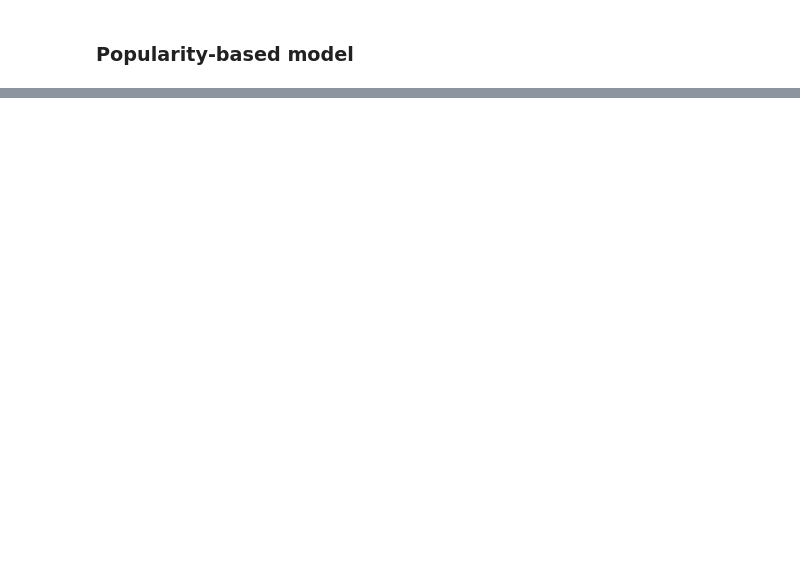
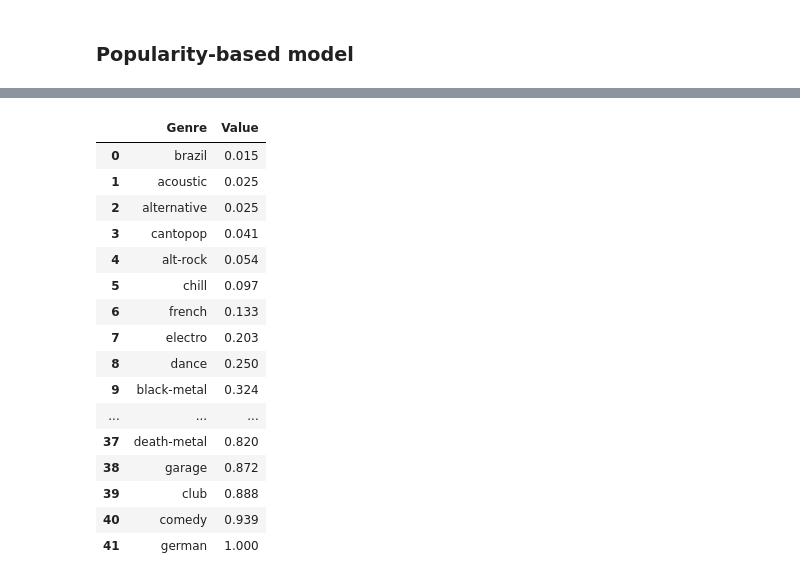
Before and after one commit to Mgczacki/IDS_Capstone, a Jupyter notebook: Q10_final.ipynb, the cells around one changed output, grey strips where cells are left out. Cells and saved outputs as stored; diff of their text form; code cells hidden in the pictures; blank space fills up the shorter version.

```diff
--- a/Q10_final.ipynb
+++ b/Q10_final.ipynb
@@ -606,0 +532,36 @@ np.median(pop_average_precisions)
+# %%
+import pandas as pd
+
+# Data provided
+data = {
+    "Genre": ["brazil", "acoustic", "alternative", "cantopop", "alt-rock", "chill", "french", "electro", "dance",
+              "black-metal", "edm", "dub", "dancehall", "blues", "country", "breakbeat", "dubstep", "british",
+              "anime", "disco", "drum-and-bass", "disney", "electronic", "classical", "goth", "forro", "ambient",
+              "chicago-house", "funk", "folk", "children", "deep-house", "afrobeat", "bluegrass", "detroit-techno",
+              "gospel", "emo", "death-metal", "garage", "club", "comedy", "german"],
+    "Value": [0.015, 0.025, 0.025, 0.041, 0.054, 0.097, 0.133, 0.203, 0.250, 0.324, 0.328, 0.340, 0.356, 0.386,
+              0.391, 0.411, 0.429, 0.435, 0.499, 0.517, 0.568, 0.577, 0.583, 0.593, 0.610, 0.611, 0.622, 0.622,
+              0.668, 0.671, 0.678, 0.682, 0.690, 0.694, 0.769, 0.770, 0.807, 0.820, 0.872, 0.888, 0.939, 1.000]
+}
+
+# Creating a DataFrame
+df = pd.DataFrame(data)
+df
+# %% [output]
+|  | Genre | Value |
+| 0 | brazil | 0.015 |
+| 1 | acoustic | 0.025 |
+| 2 | alternative | 0.025 |
+| 3 | cantopop | 0.041 |
+| 4 | alt-rock | 0.054 |
+| 5 | chill | 0.097 |
+| 6 | french | 0.133 |
+| 7 | electro | 0.203 |
+| 8 | dance | 0.250 |
+| 9 | black-metal | 0.324 |
+| ... | ... | ... |
+| 37 | death-metal | 0.820 |
+| 38 | garage | 0.872 |
+| 39 | club | 0.888 |
+| 40 | comedy | 0.939 |
+| 41 | german | 1.000 |
```
Also changed, not shown: parts of 35 cells of this notebook, 33 other files.
